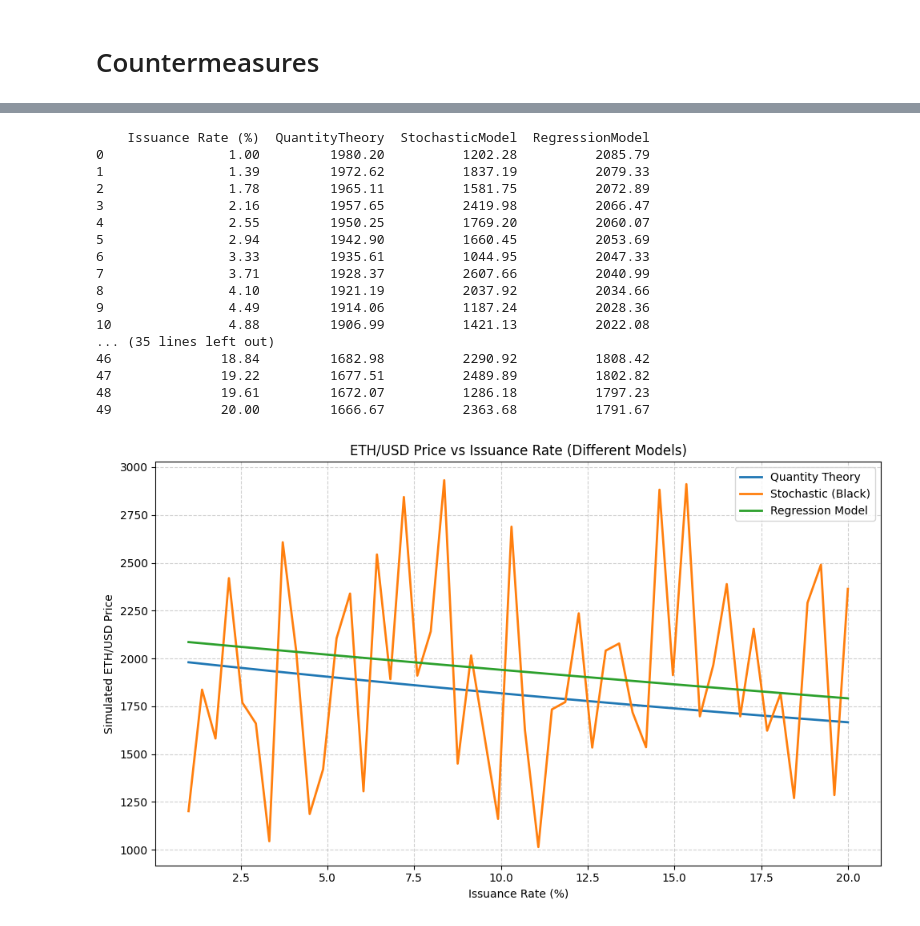
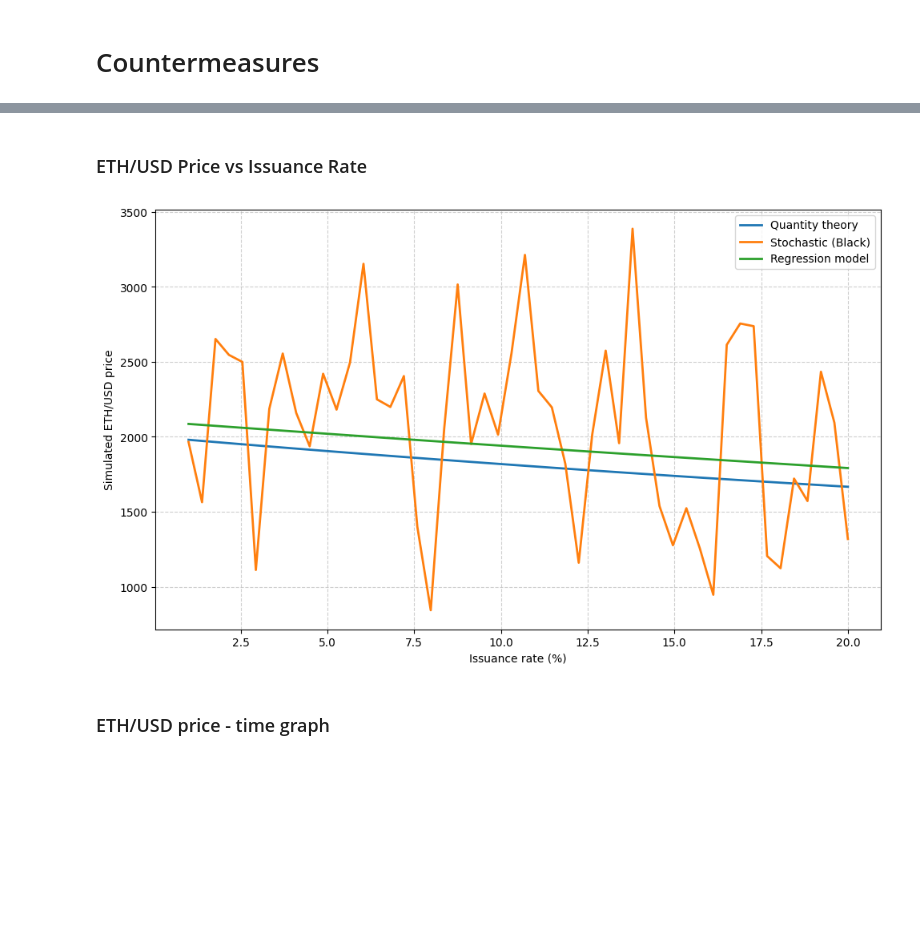
Before and after one commit to 0xSooki/bribery-zoo, a Jupyter notebook: Figures/playground.ipynb, the cells around one changed output, grey strips where cells are left out. Cells and saved outputs as stored; diff of their text form; code cells hidden in the pictures; blank space fills up the shorter version.

```diff
--- a/Figures/playground.ipynb
+++ b/Figures/playground.ipynb
@@ -895,8 +1013,9 @@ Notes:
 strong multicollinearity or other numerical problems.
+# %% [markdown]
+### ETH/USD Price vs Issuance Rate
 # %%
 initial_price = 2000
 issuance_rates = np.linspace(0.01, 0.2, 50)
-
 
 # 1. Quantity theory of money (MV = PY) model
 def quantity_theory_model(M0=100, V=5, Y=500):
@@ -908,71 +1027,50 @@ def quantity_theory_model(M0=100, V=5, Y=500):
         prices.append(eth_price)
     return prices
 
-
 # 2. Stochastic modell (Black)
-def stochastic_black_model(mu=0.08, sigma=0.3, T=1, dt=1 / 252):
+def stochastic_black_model(mu=0.08, sigma=0.3, T=1, dt=1/252):
     time_grid = np.arange(0, T, dt)
     final_prices = []
     for pi in issuance_rates:
         price = initial_price
         for _ in time_grid:
             dW = np.random.normal(0, np.sqrt(dt))
             price *= np.exp((mu - pi - 0.5 * sigma**2) * dt + sigma * dW)
         final_prices.append(price)
     return final_prices
 
-
 # 3.Regression model
 def regression_model(beta_0=0.05, beta_1=-0.8, T=1):
     log_returns = beta_0 + beta_1 * issuance_rates
     prices = initial_price * np.exp(log_returns * T)
     return prices
 
-
 qt_prices = quantity_theory_model()
 stoch_prices = stochastic_black_model()
 reg_prices = regression_model()
 
-df = pd.DataFrame(
-    {
-        "Issuance Rate (%)": issuance_rates * 100,
-        "QuantityTheory": qt_prices,
-        "StochasticModel": stoch_prices,
-        "RegressionModel": reg_prices,
-    }
-)
-print(df.round(2))
+df = pd.DataFrame({
+    "Issuance Rate (%)": issuance_rates * 100,
+    "QuantityTheory": qt_prices,
+    "StochasticModel": stoch_prices,
+    "RegressionModel": reg_prices
+})
+#print(df.round(2))
 
 plt.figure(figsize=(10, 6))
-plt.plot(issuance_rates * 100, qt_prices, label="Quantity Theory", linewidth=2)
+plt.plot(issuance_rates * 100, qt_prices, label="Quantity theory", linewidth=2)
 plt.plot(issuance_rates * 100, stoch_prices, label="Stochastic (Black)", linewidth=2)
-plt.plot(issuance_rates * 100, reg_prices, label="Regression Model", linewidth=2)
-plt.xlabel("Issuance Rate (%)")
-plt.ylabel("Simulated ETH/USD Price")
-plt.title("ETH/USD Price vs Issuance Rate (Different Models)")
+plt.plot(issuance_rates * 100, reg_prices, label="Regression model", linewidth=2)
+plt.xlabel("Issuance rate (%)")
+plt.ylabel("Simulated ETH/USD price")
 plt.legend()
-plt.grid(True, linestyle="--", alpha=0.6)
+plt.grid(True, linestyle='--', alpha=0.6)
 plt.tight_layout()
 plt.show()
 # %% [output]
-    Issuance Rate (%)  QuantityTheory  StochasticModel  RegressionModel
-0                1.00         1980.20          1202.28          2085.79
-1                1.39         1972.62          1837.19          2079.33
-2                1.78         1965.11          1581.75          2072.89
-3                2.16         1957.65          2419.98          2066.47
-4                2.55         1950.25          1769.20          2060.07
-5                2.94         1942.90          1660.45          2053.69
-6                3.33         1935.61          1044.95          2047.33
-7                3.71         1928.37          2607.66          2040.99
-8                4.10         1921.19          2037.92          2034.66
-9                4.49         1914.06          1187.24          2028.36
-10               4.88         1906.99          1421.13          2022.08
-... (35 lines left out)
-46              18.84         1682.98          2290.92          1808.42
-47              19.22         1677.51          2489.89          1802.82
-48              19.61         1672.07          1286.18          1797.23
-49              20.00         1666.67          2363.68          1791.67
-[figure, old version]
+[figure, new version]
+# %% [markdown]
+### ETH/USD price - time graph
 # %%
 initial_price = 1000
 years = 10
```
Also changed, not shown: parts of 22 cells of this notebook.
